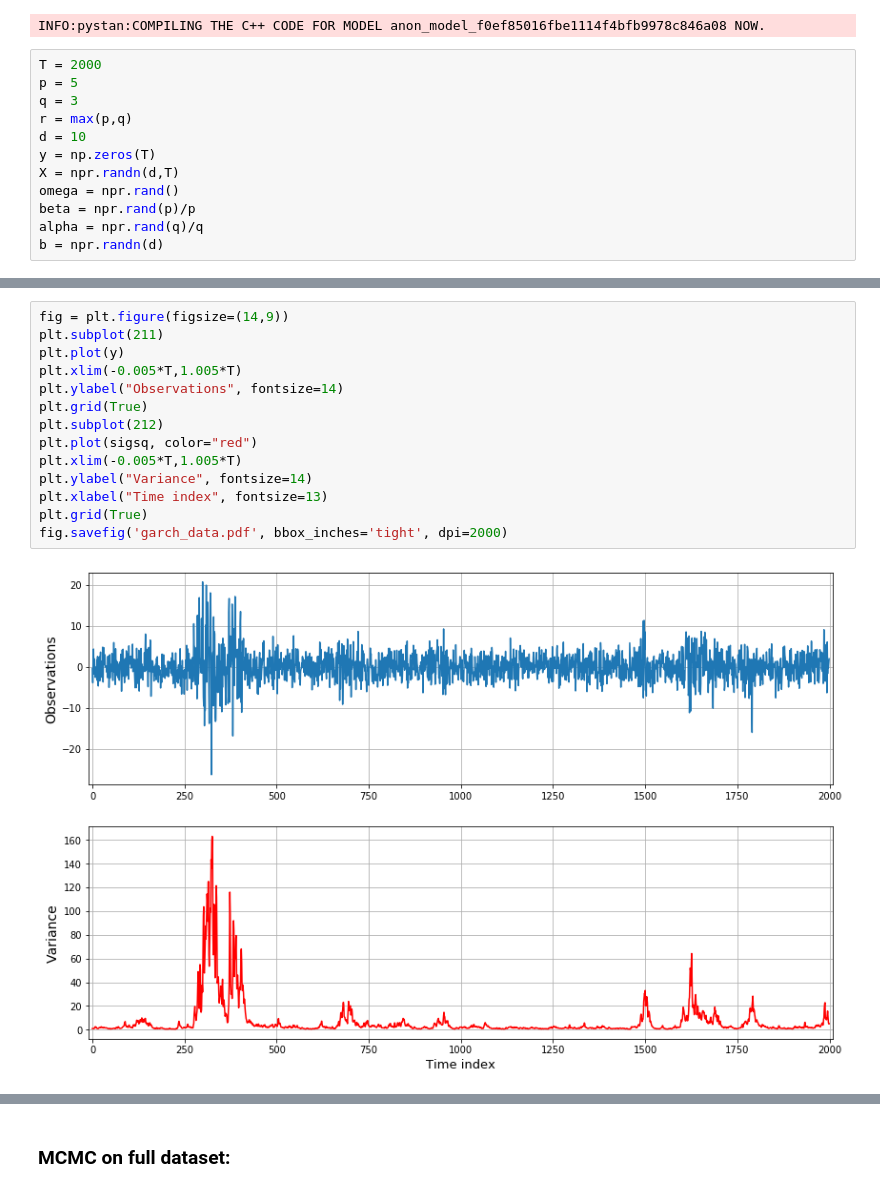
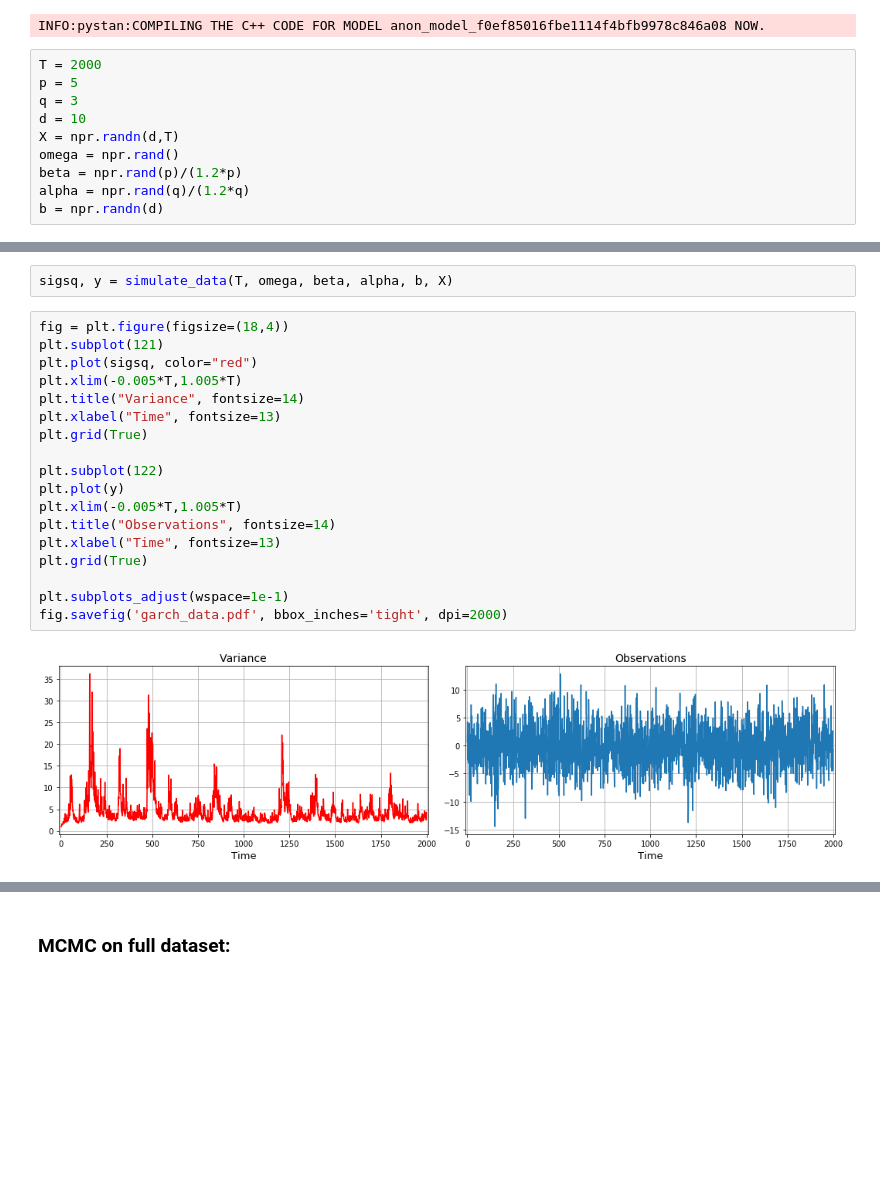
Before and after one commit to deborsheesen/DC-BATS-deborshee, a Jupyter notebook: GARCH/garch_WB-expt2.ipynb, the cells around one changed output, grey strips where cells are left out. Drawn from its saved outputs; the diff is of its cells as text; blank space fills up the shorter version.

```diff
--- a/GARCH/garch_WB-expt2.ipynb
+++ b/GARCH/garch_WB-expt2.ipynb
@@ -14,11 +15,9 @@ INFO:pystan:COMPILING THE C++ CODE FOR MODEL anon_model_f0ef85016fbe1114f4bfb997
 T = 2000
 p = 5
 q = 3
-r = max(p,q)
 d = 10
-y = np.zeros(T)
 X = npr.randn(d,T)
 omega = npr.rand()
-beta = npr.rand(p)/p
-alpha = npr.rand(q)/q
+beta = npr.rand(p)/(1.2*p)
+alpha = npr.rand(q)/(1.2*q)
 b = npr.randn(d)
@@ -32,16 +24,22 @@ for t in np.arange(r,T) :
+# %%
+sigsq, y = simulate_data(T, omega, beta, alpha, b, X)
 # %%
-fig = plt.figure(figsize=(14,9))
-plt.subplot(211)
+fig = plt.figure(figsize=(18,4))
+plt.subplot(121)
+plt.plot(sigsq, color="red")
+plt.xlim(-0.005*T,1.005*T)
+plt.title("Variance", fontsize=14)
+plt.xlabel("Time", fontsize=13)
+plt.grid(True)
+
+plt.subplot(122)
 plt.plot(y)
 plt.xlim(-0.005*T,1.005*T)
-plt.ylabel("Observations", fontsize=14)
+plt.title("Observations", fontsize=14)
+plt.xlabel("Time", fontsize=13)
 plt.grid(True)
-plt.subplot(212)
-plt.plot(sigsq, color="red")
-plt.xlim(-0.005*T,1.005*T)
-plt.ylabel("Variance", fontsize=14)
-plt.xlabel("Time index", fontsize=13)
-plt.grid(True)
+
+plt.subplots_adjust(wspace=1e-1)
 fig.savefig('garch_data.pdf', bbox_inches='tight', dpi=2000)
 # %% [output]
-[figure, old version]
+[figure, new version]
```
Also changed, not shown: parts of 17 cells of this notebook, 11 other files.
